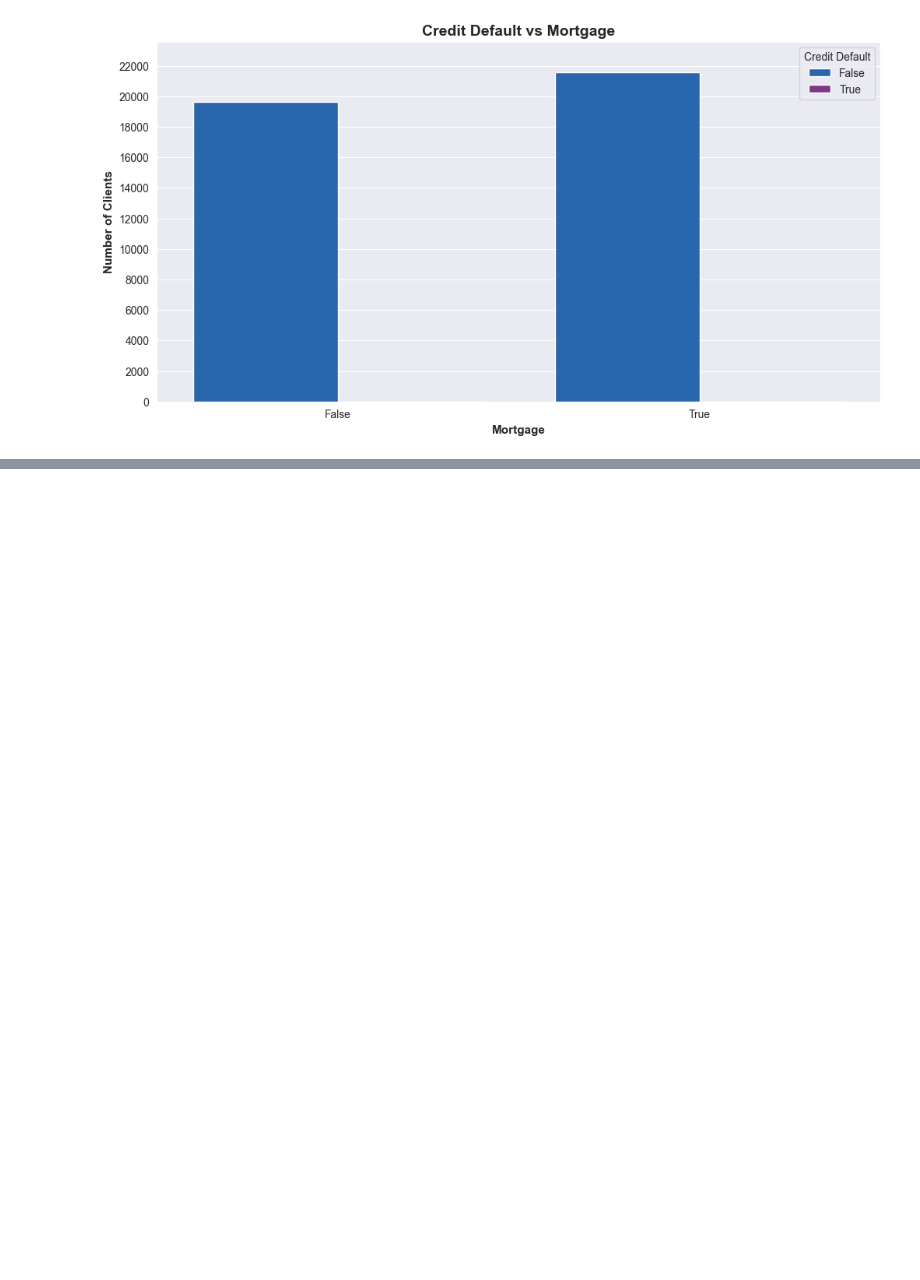
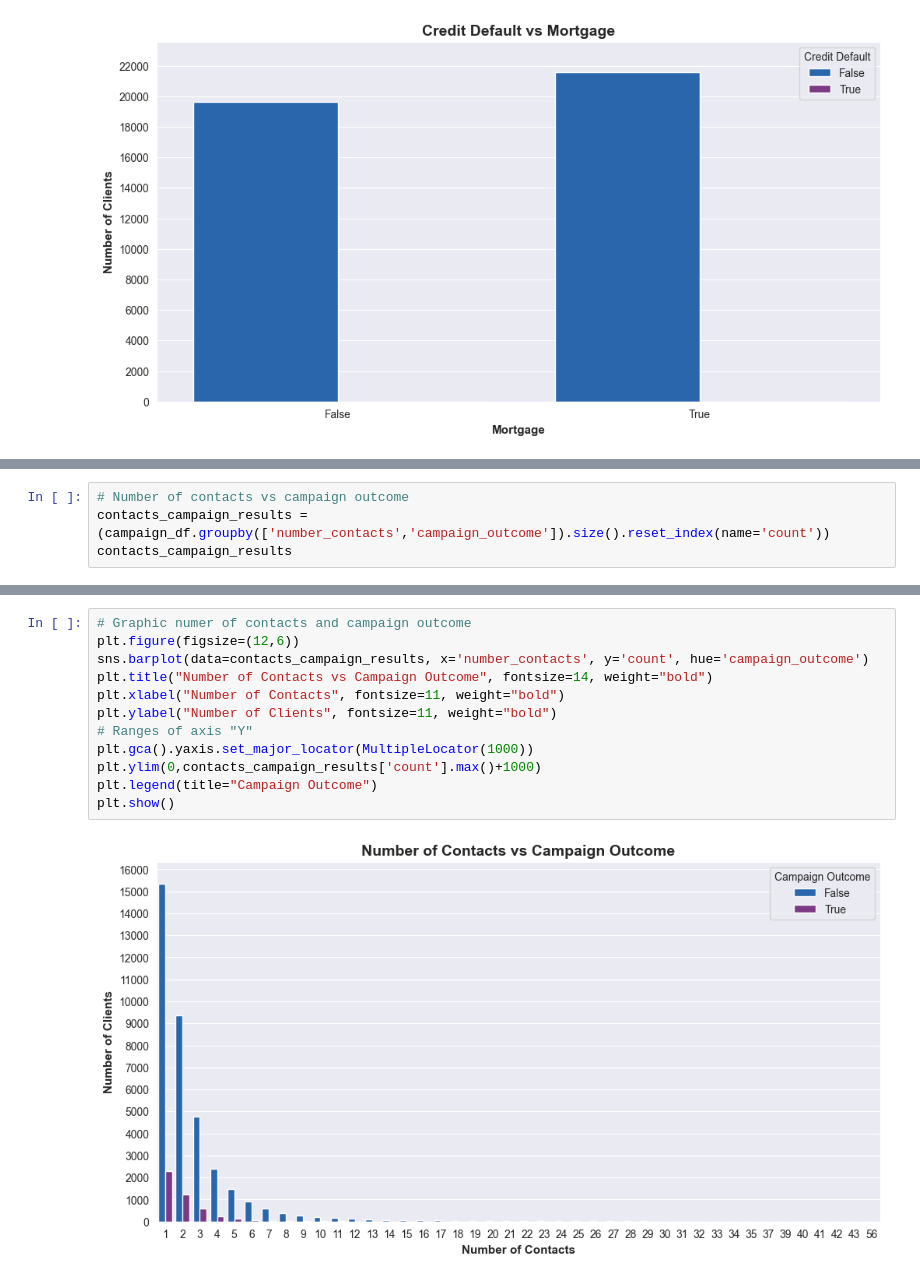
Before and after one commit to StephanieApaza/Bank_marketing_campaign, a Jupyter notebook: bank_marketing/bank_marketing.ipynb, the cells around one changed output, grey strips where cells are left out. Cells and saved outputs as stored; diff of their text form; blank space fills up the shorter version.

```diff
--- a/bank_marketing/bank_marketing.ipynb
+++ b/bank_marketing/bank_marketing.ipynb
@@ -441,0 +533,4 @@ plt.show()
+# %%
+# Number of contacts vs campaign outcome
+contacts_campaign_results = (campaign_df.groupby(['number_contacts','campaign_outcome']).size().reset_index(name='count'))
+contacts_campaign_results
@@ -441,0 +555,14 @@ plt.show()
+# %%
+# Graphic numer of contacts and campaign outcome
+plt.figure(figsize=(12,6))
+sns.barplot(data=contacts_campaign_results, x='number_contacts', y='count', hue='campaign_outcome')
+plt.title("Number of Contacts vs Campaign Outcome", fontsize=14, weight="bold")
+plt.xlabel("Number of Contacts", fontsize=11, weight="bold")
+plt.ylabel("Number of Clients", fontsize=11, weight="bold")
+# Ranges of axis "Y"
+plt.gca().yaxis.set_major_locator(MultipleLocator(1000))
+plt.ylim(0,contacts_campaign_results['count'].max()+1000)
+plt.legend(title="Campaign Outcome")
+plt.show()
+# %% [output]
+[figure, added]
```
Also changed, not shown: parts of 28 cells of this notebook.
